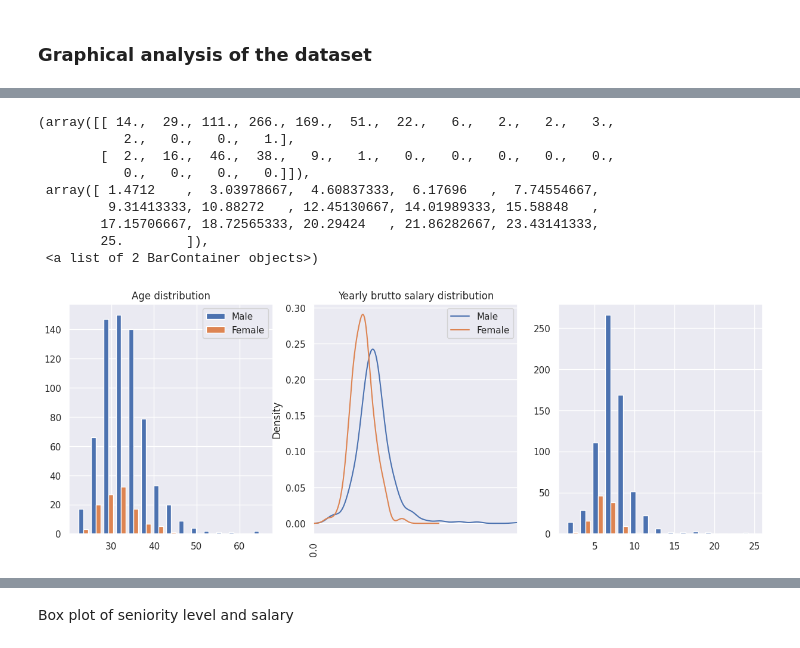
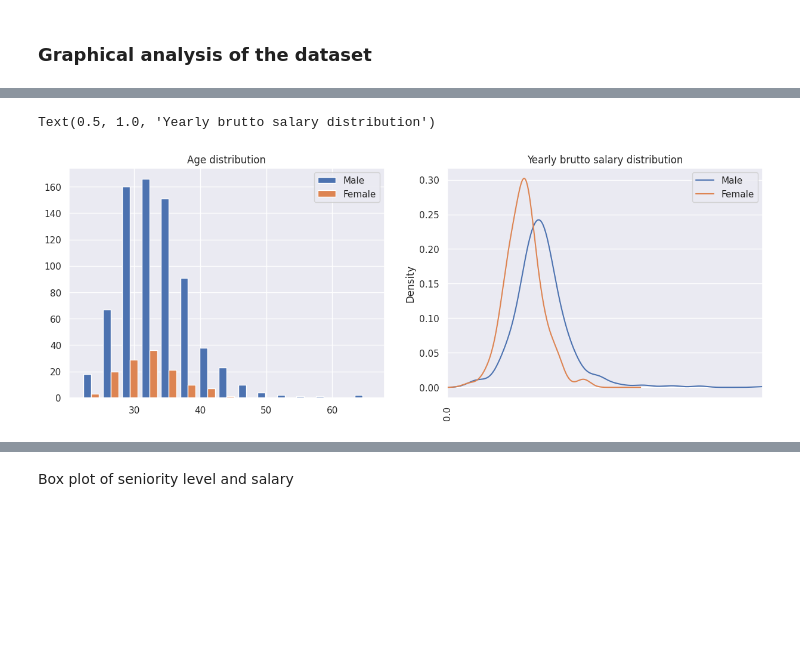
Before and after one commit to x00Pavel/Data-Storage-and-Preparation-projects, a Jupyter notebook: projekt-2/main.ipynb, the cells around one changed output, grey strips where cells are left out. Saved outputs shown, nothing was run; the diff lists cells and outputs as text; code cells hidden in the pictures; blank space fills up the shorter version.

```diff
--- a/projekt-2/main.ipynb
+++ b/projekt-2/main.ipynb
@@ -121,4 +179,6 @@ d1.experience_year_germany = pd.to_numeric(d1.experience_year_germany, errors='c
 # %% [markdown]
 Correct 'Yearly bonus + stocks in EUR' column
 # %%
-d1.yearly_bonus = pd.to_numeric(d1.yearly_bonus, errors='coerce').fillna(0).astype(int)
+d1.yearly_bonus = pd.to_numeric(d1.yearly_bonus, errors='coerce')
+bonus_mean = d1.yearly_bonus.mean()
+d1.yearly_bonus.fillna(bonus_mean, inplace=True)
@@ -127,2 +184,0 @@ Correct 'Annual bonus+stocks one year ago. Only answer if staying in same countr
-# %%
-d1.yearly_bonus_year_ago = pd.to_numeric(d1.yearly_bonus_year_ago, errors='coerce').fillna(0).astype(int)
@@ -162,6 +216,7 @@ d1.company_size = pd.Categorical(d1.company_size, categories=categories, ordered
 # %% [markdown]
 Process technologies columns
 # %%
+d1.main_tech = d1.main_tech.fillna('')
 d1.main_tech = d1.main_tech.str.replace('kubernetes', 'k8s', case=False)
 d1.main_tech = d1.main_tech.str.replace(r'(javascript|javscript)', 'js', case=False)
 d1.main_tech = d1.main_tech.str.replace('pythin', 'python', case=False)
@@ -195,4 +250,3 @@ d1.describe()
 d1.yearly_brutto_salary = d1.yearly_brutto_salary / 1e4
 d1.yearly_brutto_salary_year_ago = d1.yearly_brutto_salary_year_ago / 1e4
 d1.yearly_bonus = d1.yearly_bonus / 1e4
-d1.yearly_bonus_year_ago = d1.yearly_bonus_year_ago / 1e4
@@ -247,28 +305,18 @@ ax[3].set_xlim(0, d1.shorten_week.max())
 # %%
 male = d1[d1.gender == "Male"]
 female = d1[d1.gender == "Female"]
-fix, (ax1, ax2, ax3) = plt.subplots(1, 3, figsize=(15, 5))
+fix, (ax1, ax2) = plt.subplots(1, 2, figsize=(15, 5))
 ax1.hist([male.age, female.age], label=["Male", "Female"], bins=15)
 ax1.legend()
 ax1.set_title("Age distribution")
 
 male.yearly_brutto_salary.plot(kind='kde', ax=ax2, label='Male')
 female.yearly_brutto_salary.plot(kind='kde', ax=ax2, label='Female')
 ax2.set_xlim(0, d1.yearly_brutto_salary.max())
 ax2.set_xticks(np.arange(0, d1.yearly_brutto_salary.max(), 15000))
 ax2.set_xticklabels(ax2.get_xticks(), rotation = 90)
 ax2.legend()
 ax2.set_title("Yearly brutto salary distribution")
-
-ax3.hist([male.yearly_brutto_salary, female.yearly_brutto_salary], label=["Male", "Female"], bins=15)
 # %% [output]
-(array([[ 14.,  29., 111., 266., 169.,  51.,  22.,   6.,   2.,   2.,   3.,
-           2.,   0.,   0.,   1.],
-        [  2.,  16.,  46.,  38.,   9.,   1.,   0.,   0.,   0.,   0.,   0.,
-           0.,   0.,   0.,   0.]]),
- array([ 1.4712    ,  3.03978667,  4.60837333,  6.17696   ,  7.74554667,
-         9.31413333, 10.88272   , 12.45130667, 14.01989333, 15.58848   ,
-        17.15706667, 18.72565333, 20.29424   , 21.86282667, 23.43141333,
-        25.        ]),
- <a list of 2 BarContainer objects>)
+Text(0.5, 1.0, 'Yearly brutto salary distribution')
-[figure, old version]
+[figure, new version]
```
Also changed, not shown: parts of 24 cells of this notebook.
